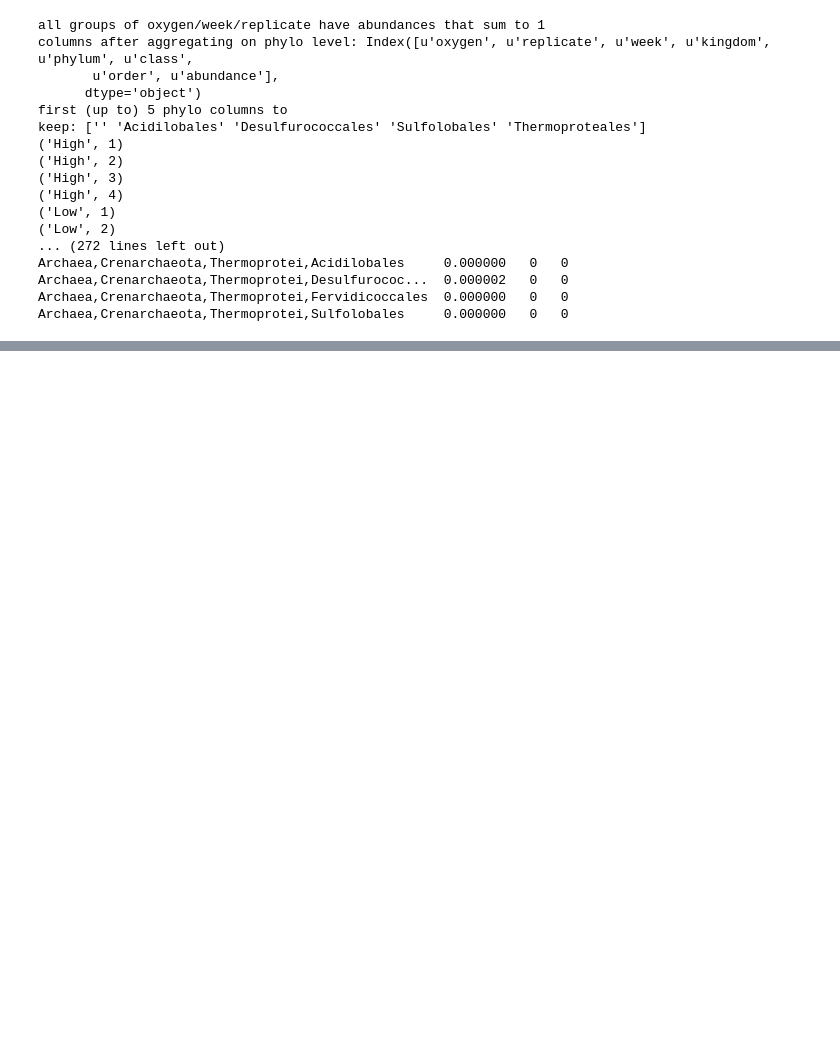
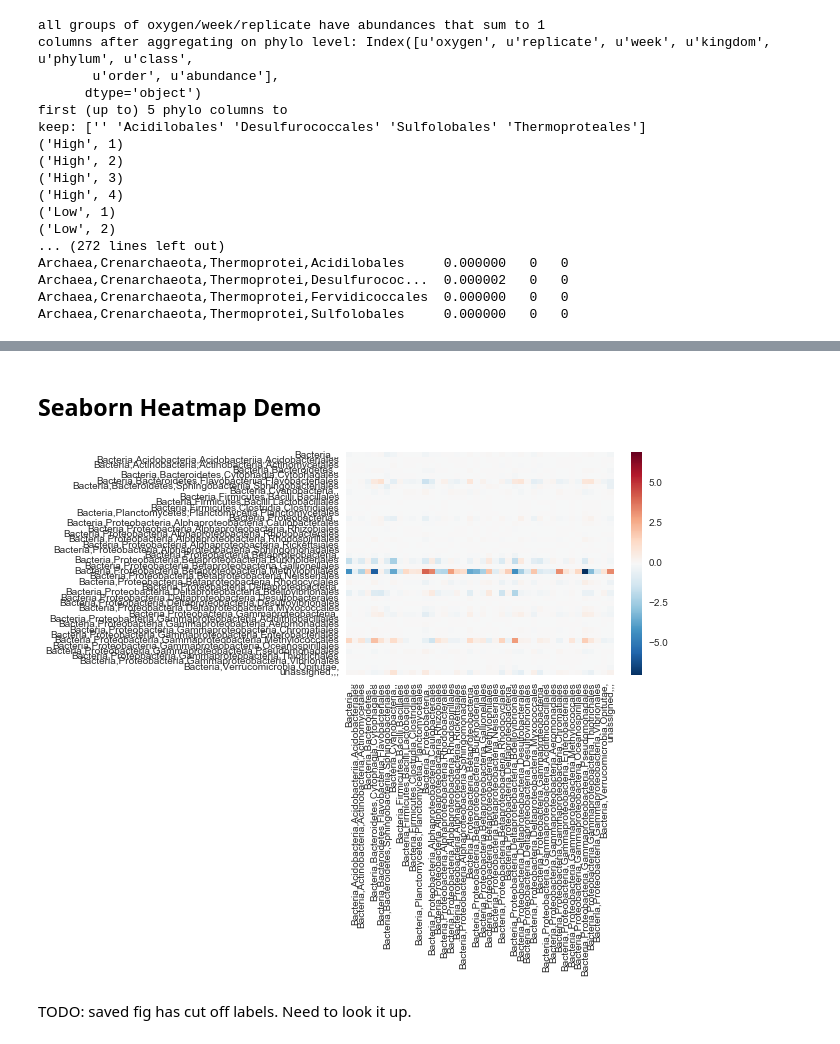
Before and after one commit to JanetMatsen/bacteriopop, a Jupyter notebook: Demo.ipynb, the cells around one changed output, grey strips where cells are left out. Saved outputs shown, nothing was run; the diff lists cells and outputs as text; code cells hidden in the pictures; blank space fills up the shorter version.

```diff
--- a/Demo.ipynb
+++ b/Demo.ipynb
@@ -151,0 +183,3 @@ for key in mappings.keys():
+# %%
+# make, reduce, and plot an adjacency matrix.
+mappings, nodes_list = dmd.find_fixed_adjacency_matrix(0.001,'order',False)
@@ -151,0 +221,4 @@ for key in mappings.keys():
+# %%
+# reduce all of the adjacency matrices in a dict.
+reduced_array_dict, reduced_node_dict = net.reduce_all_adjacency_matrixes_in_dict(
+    mappings, nodes_list, 0.5)
@@ -151,0 +242,4 @@ for key in mappings.keys():
+# %%
+dict_of_pandas = \
+    dmd.DMD_results_dict_from_numpy_to_pandas(reduced_array_dict,
+                                              reduced_node_dict)
@@ -151,0 +255,6 @@ for key in mappings.keys():
+# %% [markdown]
+## Seaborn Heatmap Demo
+# %%
+hmp = sns.heatmap(dict_of_pandas[('Low', 2)])
+# %% [output]
+[figure, added]
@@ -151,0 +267,2 @@ for key in mappings.keys():
+# %% [markdown]
+TODO: saved fig has cut off labels.  Need to look it up.
```
Also changed, not shown: parts of 10 cells of this notebook, 1 other file.
